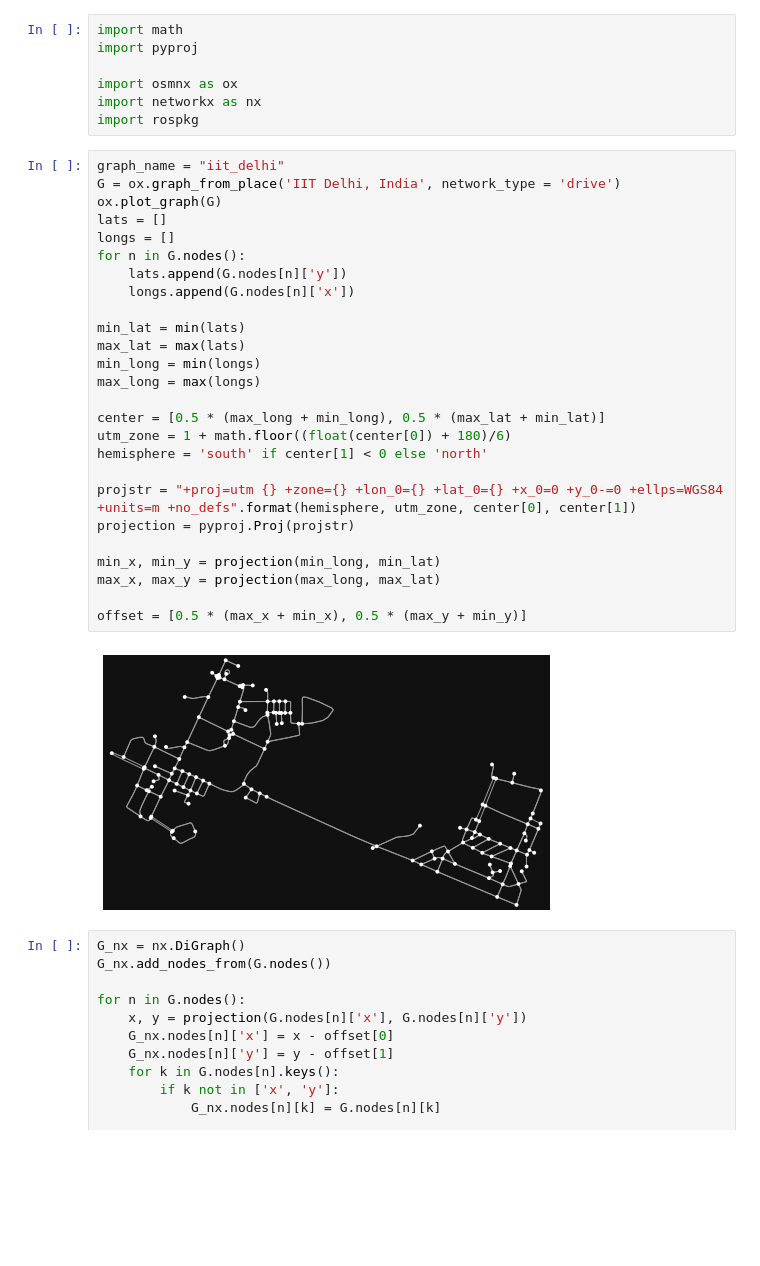
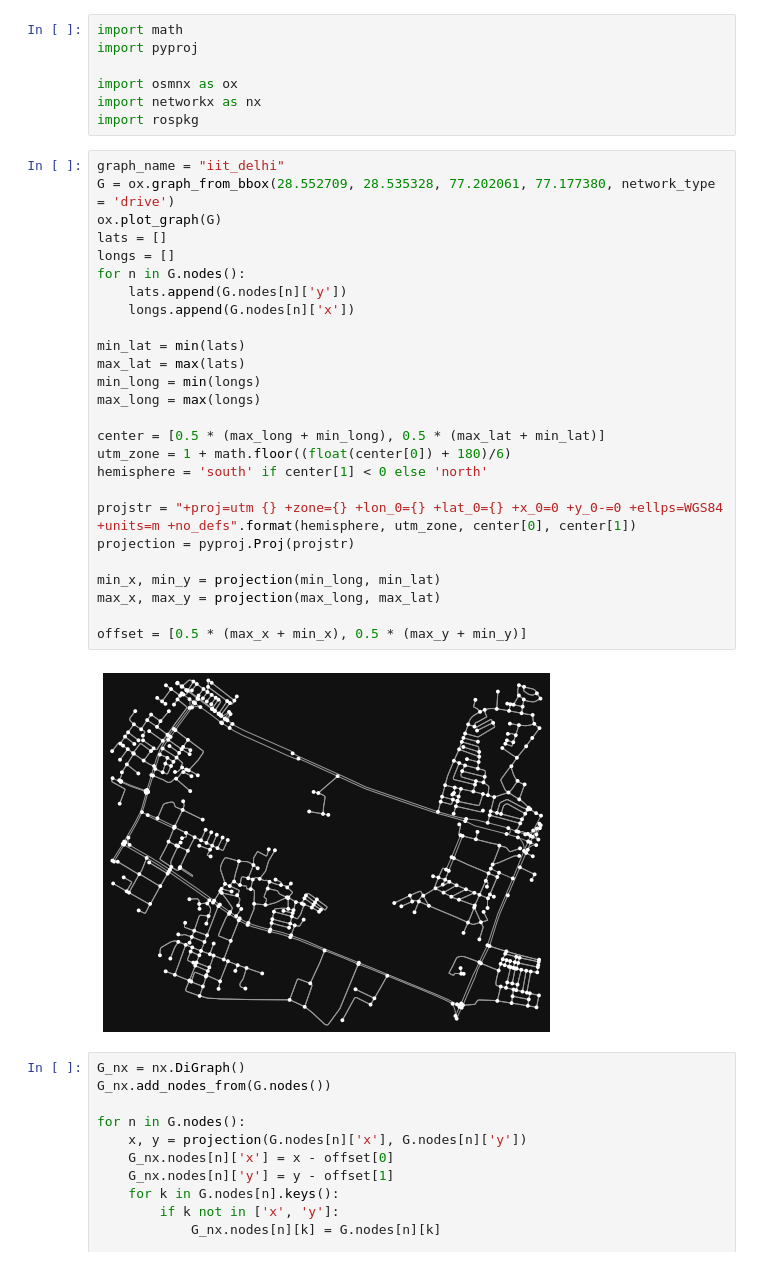
Before and after one commit to SDeepakMallya/mrpp_sumo, a Jupyter notebook: scripts/generate_graphs/test.ipynb, the cells around one changed output. Cells and saved outputs as stored; diff of their text form; blank space fills up the shorter version.

Commit message:
modified to generate graphs

```diff
--- a/scripts/generate_graphs/test.ipynb
+++ b/scripts/generate_graphs/test.ipynb
@@ -7,32 +7,32 @@ import networkx as nx
 import rospkg
 # %%
 graph_name = "iit_delhi"
-G = ox.graph_from_place('IIT Delhi, India', network_type = 'drive')
+G = ox.graph_from_bbox(28.552709, 28.535328, 77.202061, 77.177380, network_type = 'drive')
 ox.plot_graph(G)
 lats = []
 longs = []
 for n in G.nodes():
     lats.append(G.nodes[n]['y'])
     longs.append(G.nodes[n]['x'])
 
 min_lat = min(lats)
 max_lat = max(lats)
 min_long = min(longs)
 max_long = max(longs)
 
 center = [0.5 * (max_long + min_long), 0.5 * (max_lat + min_lat)]
 utm_zone = 1 + math.floor((float(center[0]) + 180)/6)
 hemisphere = 'south' if center[1] < 0 else 'north'
 
 projstr = "+proj=utm {} +zone={} +lon_0={} +lat_0={} +x_0=0 +y_0-=0 +ellps=WGS84 +units=m +no_defs".format(hemisphere, utm_zone, center[0], center[1])
 projection = pyproj.Proj(projstr)
 
 min_x, min_y = projection(min_long, min_lat)
 max_x, max_y = projection(max_long, max_lat)
 
 offset = [0.5 * (max_x + min_x), 0.5 * (max_y + min_y)]
 # %% [output]
-[figure, old version]
+[figure, new version]
 # %%
 G_nx = nx.DiGraph()
 G_nx.add_nodes_from(G.nodes())
```
Also changed, not shown: parts of 4 cells of this notebook, 11 other files.
